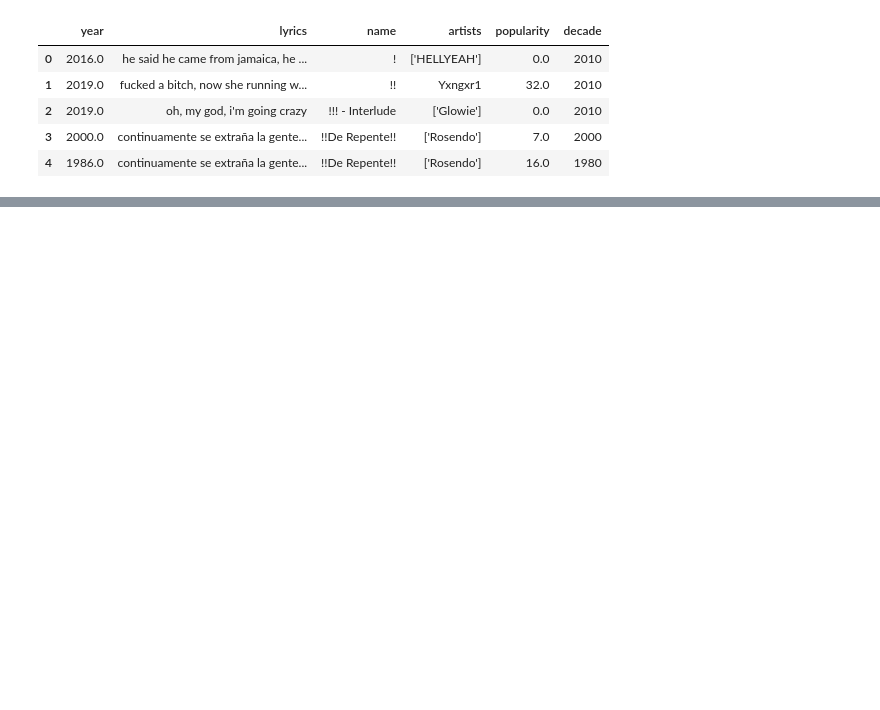
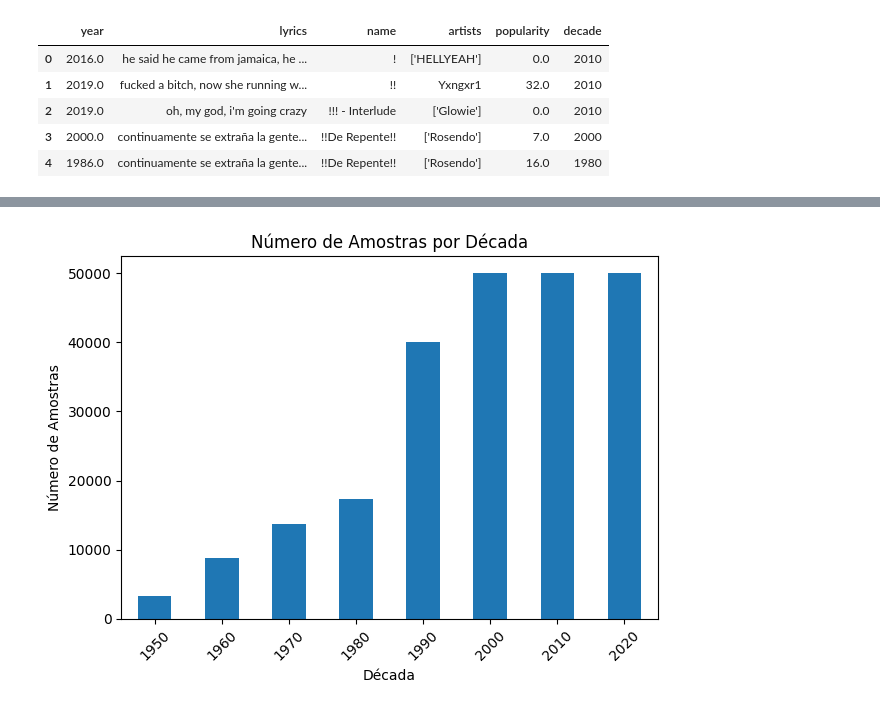
Before and after one commit to CaioBoa/NLP_Project, a Jupyter notebook: Project.ipynb, the cells around one changed output, grey strips where cells are left out. Saved outputs shown, nothing was run; the diff lists cells and outputs as text; code cells hidden in the pictures; blank space fills up the shorter version.

```diff
--- a/Project.ipynb
+++ b/Project.ipynb
@@ -214,0 +218,21 @@ weighted avg       0.44      0.46      0.40    114875
+# %%
+limite_por_decada = 50000
+
+df = (
+    df.sort_values(by="popularity", ascending=False)
+      .groupby("decade", group_keys=False)
+      .apply(lambda g: g.head(limite_por_decada))
+      .reset_index(drop=True)
+)
+
+df = df[df['decade'] > 1940]
+# %%
+df['decade'].value_counts().sort_index().plot(kind='bar')
+plt.title("Número de Amostras por Década")
+plt.xlabel("Década")
+plt.ylabel("Número de Amostras")
+plt.xticks(rotation=45)
+plt.tight_layout()
+plt.show()
+# %% [output]
+[figure, added]
```
Also changed, not shown: parts of 41 cells of this notebook, 3 other files.
